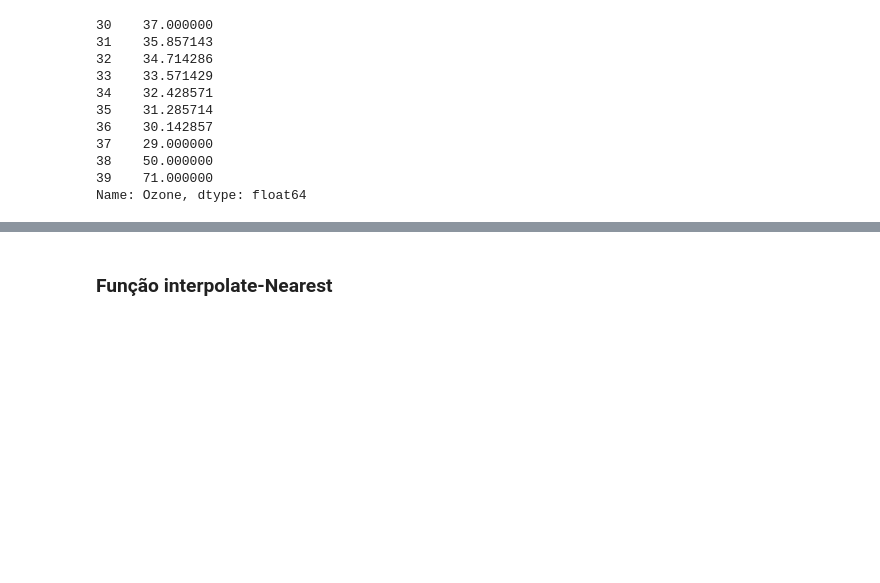
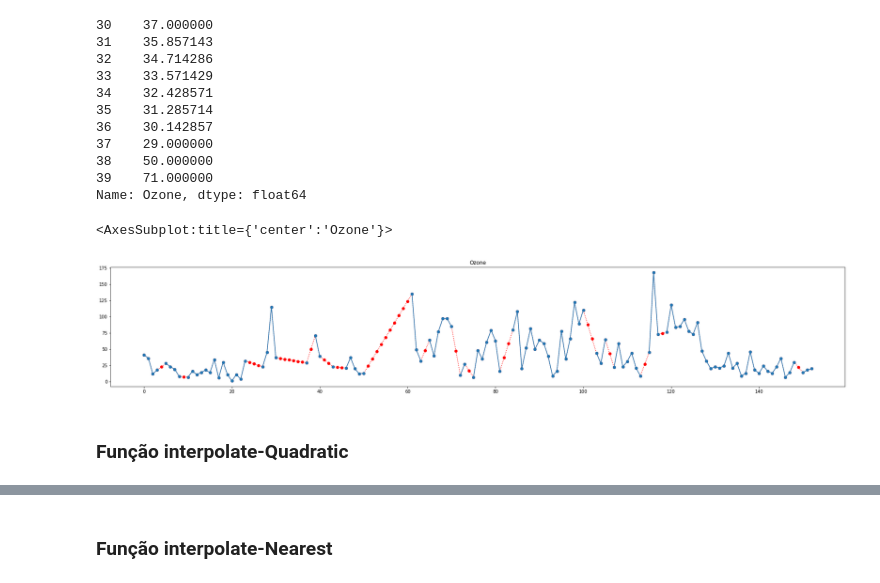
Before and after one commit to AlbertoRodrigues/MissingData, a Jupyter notebook: 3.imputacoes_simples_e_series_temporais/capitulo3.ipynb, the cells around one changed output, grey strips where cells are left out. Drawn from its saved outputs; the diff is of its cells as text; code cells hidden in the pictures; blank space fills up the shorter version.

```diff
--- a/3.imputacoes_simples_e_series_temporais/capitulo3.ipynb
+++ b/3.imputacoes_simples_e_series_temporais/capitulo3.ipynb
@@ -174,3 +194,12 @@ airquality['Ozone'][30:40].interpolate(method='linear')
 38    50.000000
 39    71.000000
 Name: Ozone, dtype: float64
+# %%
+linear_interp=airquality.interpolate(method="linear")
+linear_interp['Ozone'].plot(color='red', marker='o', linestyle='dotted', figsize=(30, 5))
+airquality['Ozone'].plot(title='Ozone', marker='o')
+# %% [output]
+<AxesSubplot:title={'center':'Ozone'}>
+[figure, added]
+# %% [markdown]
+### Função interpolate-Quadratic
```
Also changed, not shown: parts of 8 cells of this notebook.
